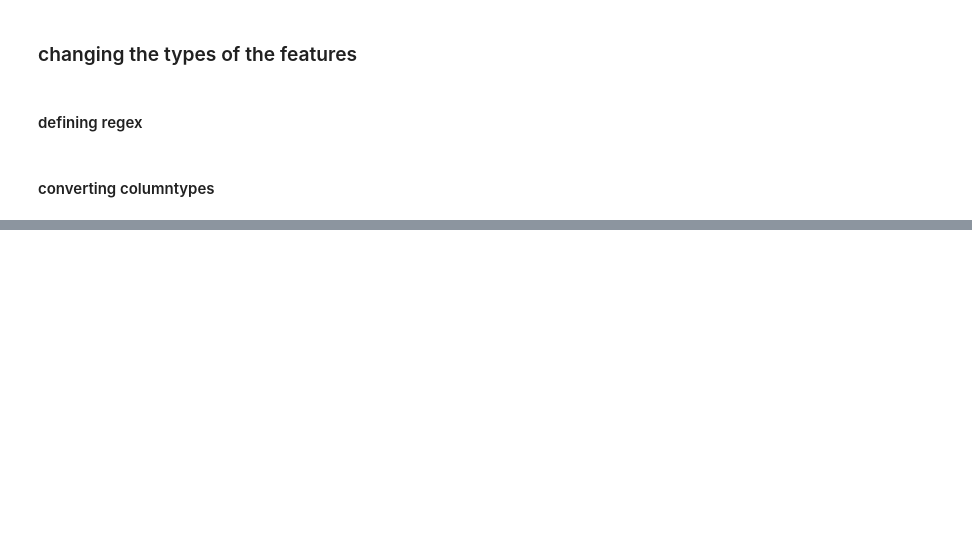
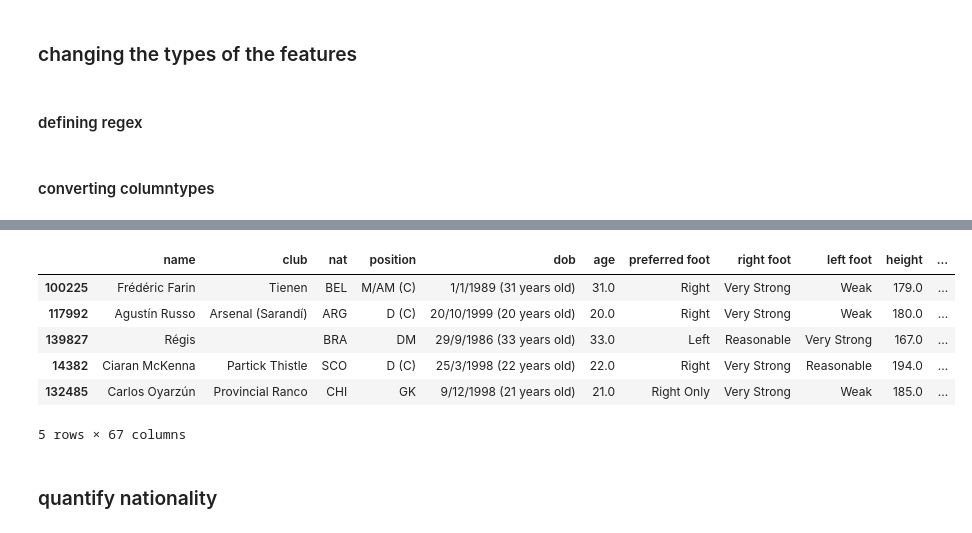
Before and after one commit to maximegoossens99/Moneyball, a Jupyter notebook: notebooks/data_cleaning.ipynb, the cells around one changed output, grey strips where cells are left out. Drawn from its saved outputs; the diff is of its cells as text; code cells hidden in the pictures; blank space fills up the shorter version.

Commit message:
data cleaned!!!

```diff
--- a/notebooks/data_cleaning.ipynb
+++ b/notebooks/data_cleaning.ipynb
@@ -398,0 +1001,7 @@ array([' English Premier Division                           ',
+# %%
+# Sort the list alphabetically by country names
+sorted_league_ratings = sorted(full_league_ratings, key=lambda x: x[0])
+
+# Display the sorted list
+for country, rating in sorted_league_ratings:
+    print(f'{country}: {rating}')
@@ -398,0 +1090,15 @@ array([' English Premier Division                           ',
+# %%
+# Count appearances for each country
+appearances = {}
+league_ratings = {}
+
+# Iterate through the original list
+for country, rating in full_league_ratings:
+    # If the country appears for the first time, add it to the appearances dictionary
+    if country not in appearances:
+        appearances[country] = 1
+    else:
+        # Increment the appearance count and update the country code
+        appearances[country] += 1
+    country_code = country_abbreviations.get(country, country)
+    league_ratings[f'{country_code}{appearances[country]}'] = rating
@@ -398,0 +1126,8 @@ array([' English Premier Division                           ',
+# %%
+min_div = min(league_ratings.values())
+
+division_rating = {}
+
+# adding
+for key, value in divisions_abbreviations.items():
+    division_rating[key] = league_ratings.get(value, min_div)
@@ -398,0 +1155,3 @@ array([' English Premier Division                           ',
+# %%
+# making dataframe out of division_rating
+division_df = pd.DataFrame(list(division_rating.items()), columns=['division', 'rating'])
@@ -398,0 +1168,16 @@ array([' English Premier Division                           ',
+# %%
+# merging to main dataframe
+df = pd.merge(df, division_df, on='division', how='left')
+df = df.drop(columns=['division']).rename(columns={'rating': 'division_rating'})
+df['division_rating'] = df['division_rating'].fillna(min_div)
+df.sample(5)
+# %% [output]
+|  | name | club | nat | position | dob | age | preferred foot | right foot | left foot | height | ... |
+| 100225 | Frédéric Farin | Tienen | BEL | M/AM (C) | 1/1/1989 (31 years old) | 31.0 | Right | Very Strong | Weak | 179.0 | ... |
+| 117992 | Agustín Russo | Arsenal (Sarandí) | ARG | D (C) | 20/10/1999 (20 years old) | 20.0 | Right | Very Strong | Weak | 180.0 | ... |
+| 139827 | Régis |  | BRA | DM | 29/9/1986 (33 years old) | 33.0 | Left | Reasonable | Very Strong | 167.0 | ... |
+| 14382 | Ciaran McKenna | Partick Thistle | SCO | D (C) | 25/3/1998 (22 years old) | 22.0 | Right | Very Strong | Reasonable | 194.0 | ... |
+| 132485 | Carlos Oyarzún | Provincial Ranco | CHI | GK | 9/12/1998 (21 years old) | 21.0 | Right Only | Very Strong | Weak | 185.0 | ... |
+5 rows × 67 columns
+# %% [markdown]
+### quantify nationality
```
Also changed, not shown: parts of 70 cells of this notebook.
